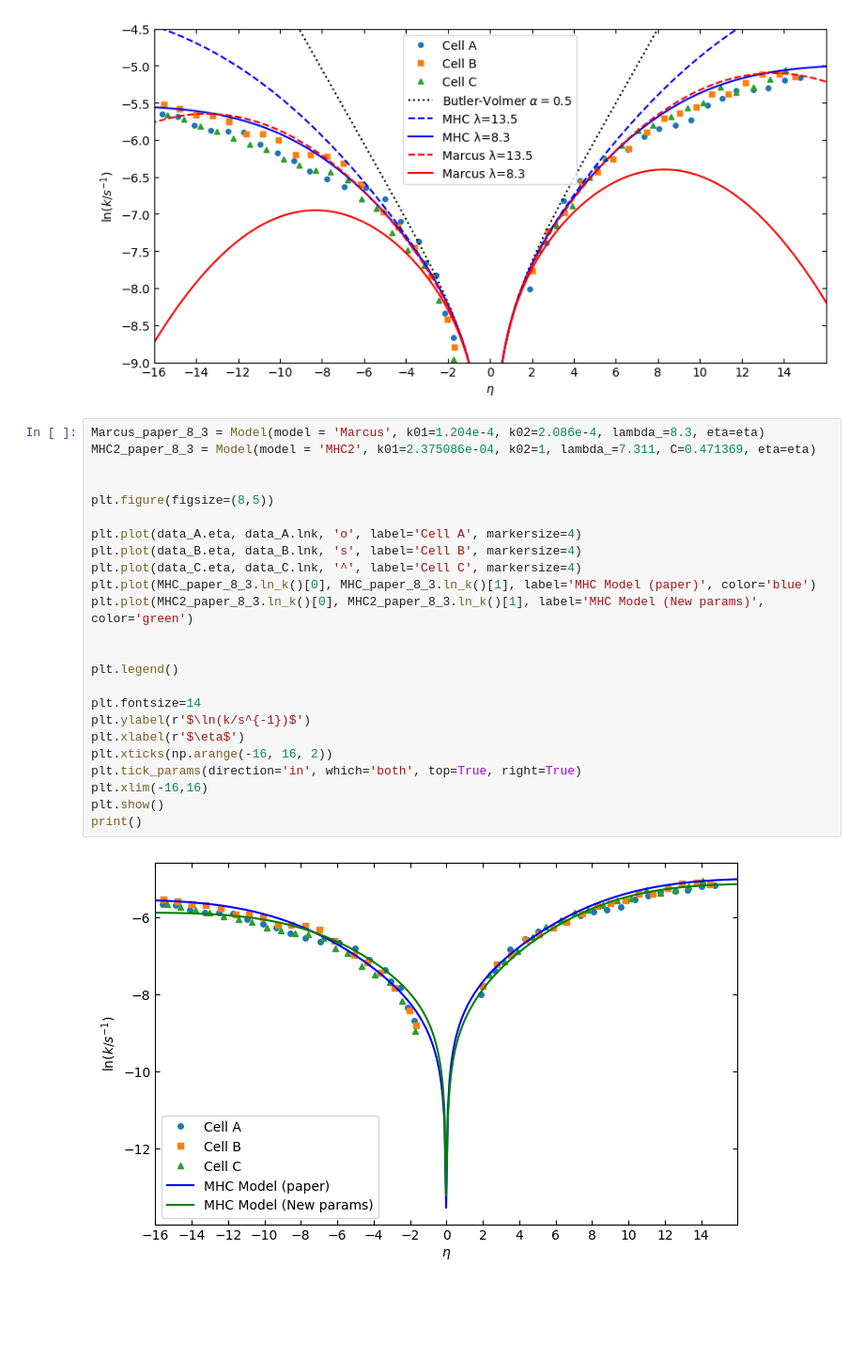
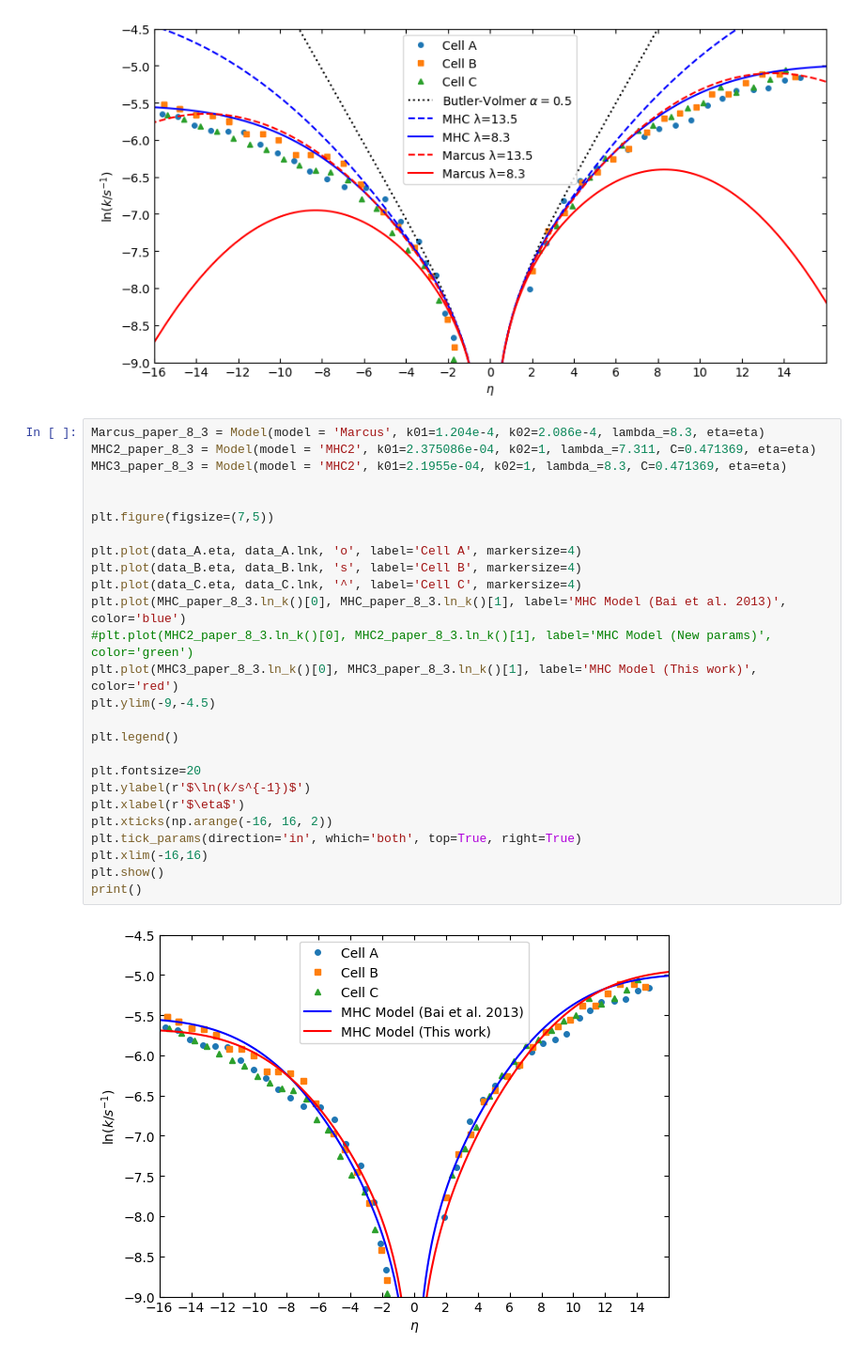
Before and after one commit to FW-Coding/2.625-Project, a Jupyter notebook: 02_newer_models.ipynb, the cells around one changed output. Shown at 94% size. Drawn from its saved outputs; the diff is of its cells as text; blank space fills up the shorter version.

```diff
--- a/02_newer_models.ipynb
+++ b/02_newer_models.ipynb
@@ -154,29 +154,31 @@ plt.show()
 # %%
 Marcus_paper_8_3 = Model(model = 'Marcus', k01=1.204e-4, k02=2.086e-4, lambda_=8.3, eta=eta)
 MHC2_paper_8_3 = Model(model = 'MHC2', k01=2.375086e-04, k02=1, lambda_=7.311, C=0.471369, eta=eta)
+MHC3_paper_8_3 = Model(model = 'MHC2', k01=2.1955e-04, k02=1, lambda_=8.3, C=0.471369, eta=eta)
 
 
-plt.figure(figsize=(8,5))
+plt.figure(figsize=(7,5))
 
 plt.plot(data_A.eta, data_A.lnk, 'o', label='Cell A', markersize=4)
 plt.plot(data_B.eta, data_B.lnk, 's', label='Cell B', markersize=4)
 plt.plot(data_C.eta, data_C.lnk, '^', label='Cell C', markersize=4)
-plt.plot(MHC_paper_8_3.ln_k()[0], MHC_paper_8_3.ln_k()[1], label='MHC Model (paper)', color='blue')
-plt.plot(MHC2_paper_8_3.ln_k()[0], MHC2_paper_8_3.ln_k()[1], label='MHC Model (New params)', color='green')
-
+plt.plot(MHC_paper_8_3.ln_k()[0], MHC_paper_8_3.ln_k()[1], label='MHC Model (Bai et al. 2013)', color='blue')
+#plt.plot(MHC2_paper_8_3.ln_k()[0], MHC2_paper_8_3.ln_k()[1], label='MHC Model (New params)', color='green')
+plt.plot(MHC3_paper_8_3.ln_k()[0], MHC3_paper_8_3.ln_k()[1], label='MHC Model (This work)', color='red')
+plt.ylim(-9,-4.5)
 
 plt.legend()
 
-plt.fontsize=14
+plt.fontsize=20
 plt.ylabel(r'$\ln(k/s^{-1})$')
 plt.xlabel(r'$\eta$')
 plt.xticks(np.arange(-16, 16, 2))
 plt.tick_params(direction='in', which='both', top=True, right=True)
 plt.xlim(-16,16)
 plt.show()
 print()
 # %% [output]
-[figure, old version]
+[figure, new version]
 # %%
 # Calculate errors between models and experimental data
 import numpy as np
```
Also changed, not shown: parts of 1 cell of this notebook, 3 other files.
